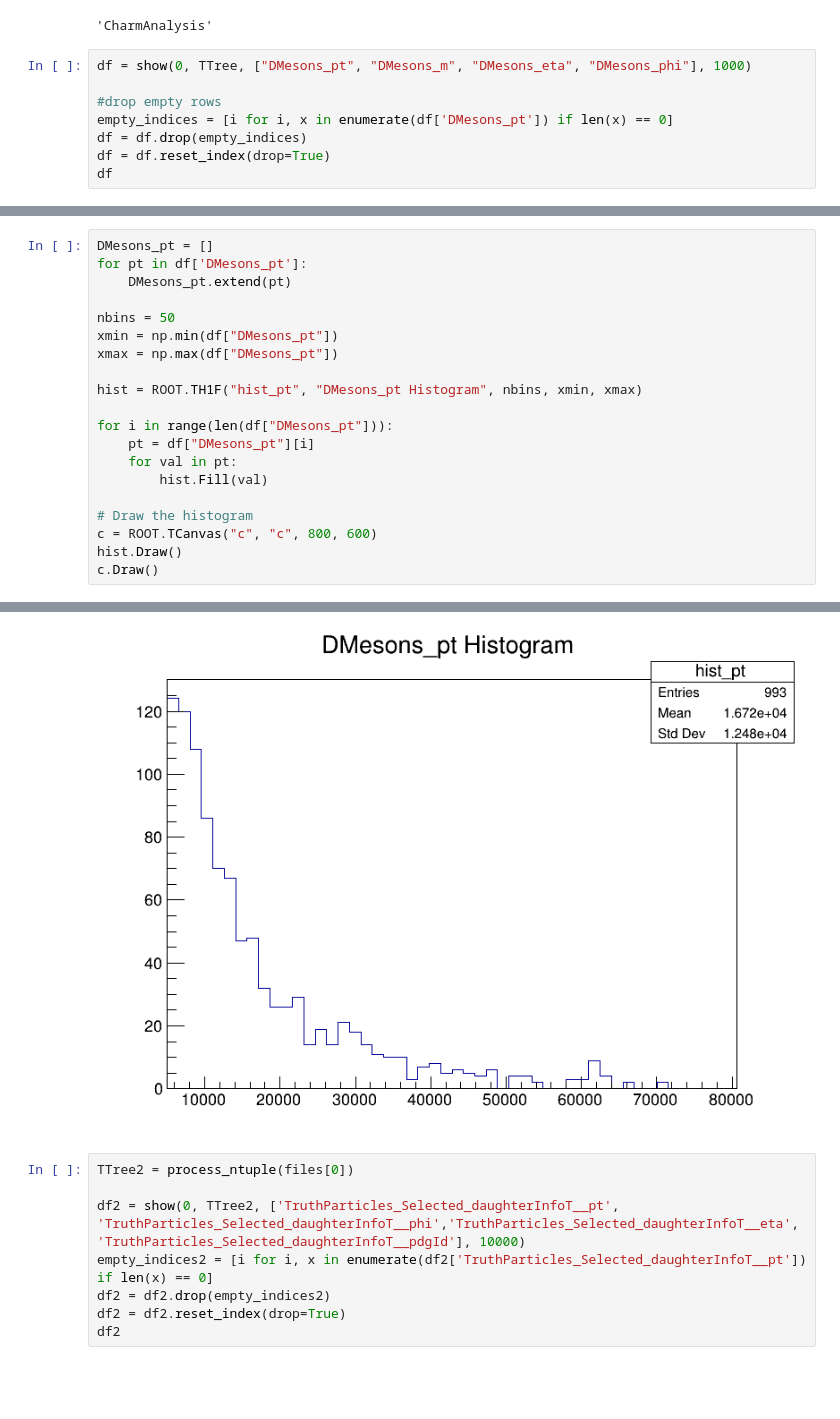
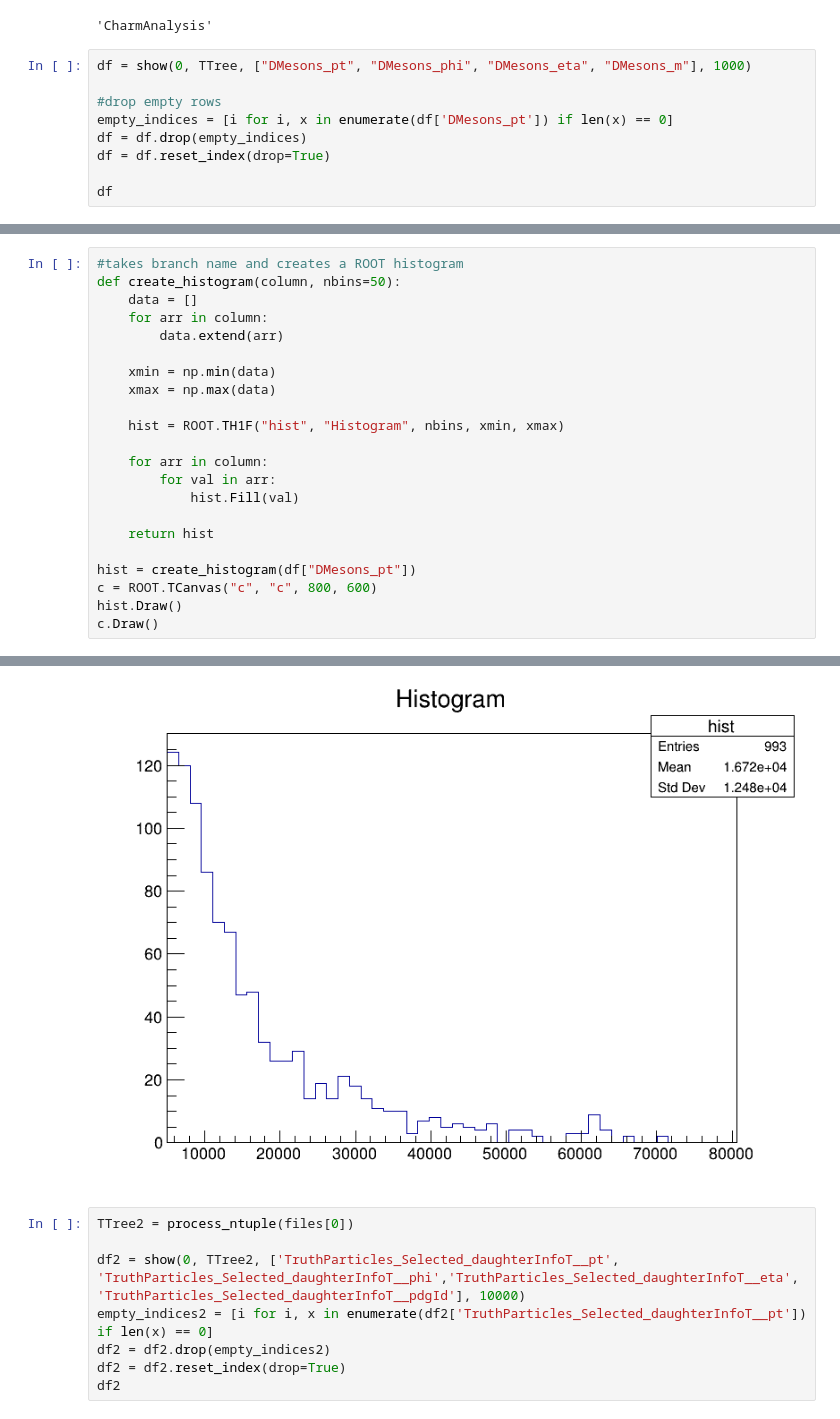
Before and after one commit to GitGup/ATLAS_DNN, a Jupyter notebook: MCAnalysis.ipynb, the cells around one changed output, grey strips where cells are left out. Cells and saved outputs as stored; diff of their text form; blank space fills up the shorter version.

```diff
--- a/MCAnalysis.ipynb
+++ b/MCAnalysis.ipynb
@@ -43,11 +47,12 @@ TTree.name
 # %% [output]
 'CharmAnalysis'
 # %%
-df = show(0, TTree, ["DMesons_pt", "DMesons_m", "DMesons_eta", "DMesons_phi"], 1000)
+df = show(0, TTree, ["DMesons_pt", "DMesons_phi", "DMesons_eta", "DMesons_m"], 1000)
 
 #drop empty rows
 empty_indices = [i for i, x in enumerate(df['DMesons_pt']) if len(x) == 0]
 df = df.drop(empty_indices)
 df = df.reset_index(drop=True)
+
 df
 # %% [output]
@@ -66,21 +71,23 @@ df
 561 rows × 4 columns
 # %%
-DMesons_pt = []
-for pt in df['DMesons_pt']:
-    DMesons_pt.extend(pt)
+#takes branch name and creates a ROOT histogram
+def create_histogram(column, nbins=50):
+    data = []
+    for arr in column:
+        data.extend(arr)
 
-nbins = 50
-xmin = np.min(df["DMesons_pt"])
-xmax = np.max(df["DMesons_pt"])
+    xmin = np.min(data)
+    xmax = np.max(data)
 
-hist = ROOT.TH1F("hist_pt", "DMesons_pt Histogram", nbins, xmin, xmax)
+    hist = ROOT.TH1F("hist", "Histogram", nbins, xmin, xmax)
 
-for i in range(len(df["DMesons_pt"])):
-    pt = df["DMesons_pt"][i]
-    for val in pt:
-        hist.Fill(val)
+    for arr in column:
+        for val in arr:
+            hist.Fill(val)
 
-# Draw the histogram
+    return hist
+
+hist = create_histogram(df["DMesons_pt"])
 c = ROOT.TCanvas("c", "c", 800, 600)
 hist.Draw()
 c.Draw()
@@ -88,4 +96,4 @@ c.Draw()
-[figure, old version]
+[figure, new version]
 # %%
 TTree2 = process_ntuple(files[0])
 
```
Also changed, not shown: parts of 15 cells of this notebook.
